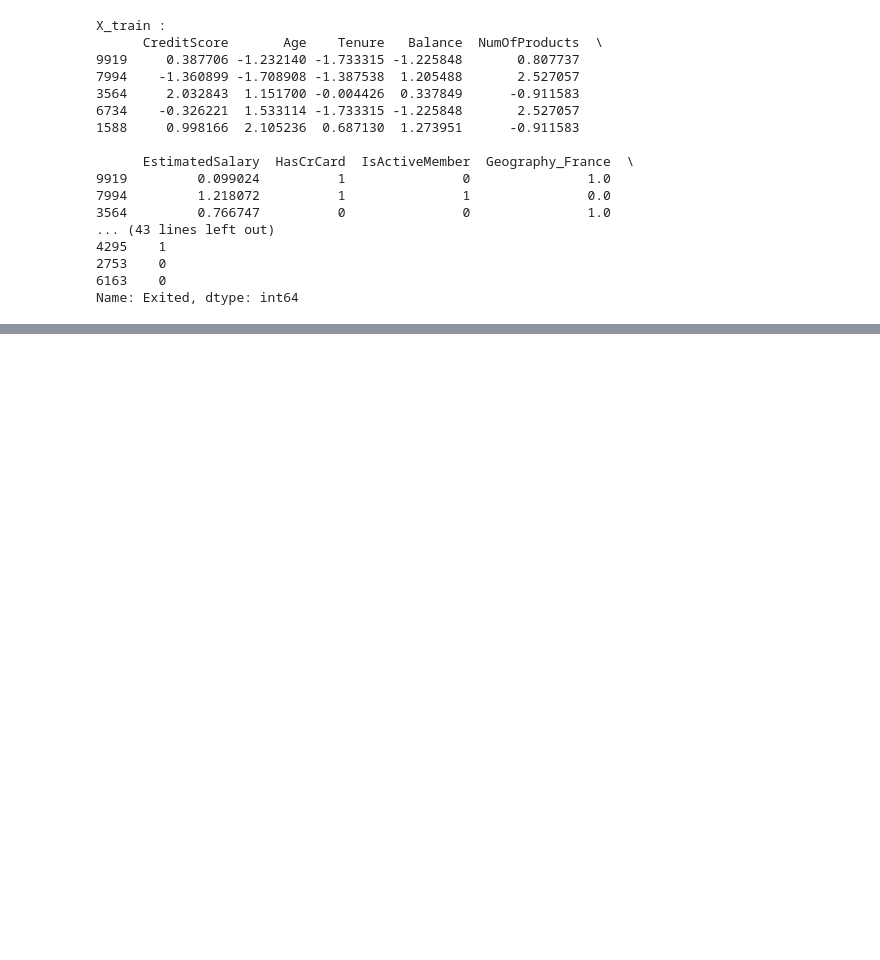
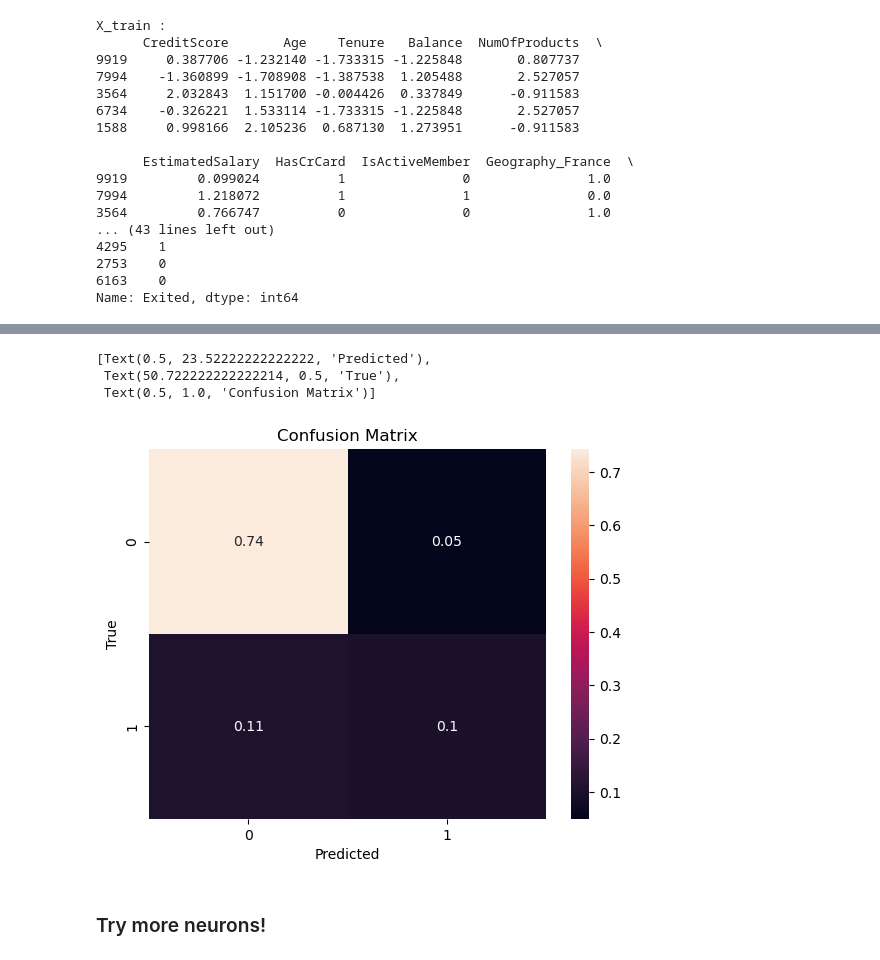
Before and after one commit to mpreed/MLExplorers, a Jupyter notebook: Deep Learning - Churn Dataset.ipynb, the cells around one changed output, grey strips where cells are left out. Drawn from its saved outputs; the diff is of its cells as text; code cells hidden in the pictures; blank space fills up the shorter version.

```diff
--- a/Deep Learning - Churn Dataset.ipynb
+++ b/Deep Learning - Churn Dataset.ipynb
@@ -343,0 +338,18 @@ sns.heatmap(conf_matrix/np.sum(conf_matrix),annot = True)
+# %%
+# build a four layer neural network
+model2 = Sequential()
+model2.add(Dense(6, input_shape=(13,))) #input layer - we have 13 features
+model2.add(Activation('sigmoid'))
+model2.add(Dense(6)) #hidden layer
+model2.add(Activation('sigmoid'))
+model2.add(Dense(6)) #hidden layer
+model2.add(Activation('sigmoid'))
+model2.add(Dense(1)) #output layer
+model2.add(Activation('sigmoid'))
+# %%
+# config the model with losses and metrics
+model2.compile(loss='binary_crossentropy', metrics = ['accuracy'], optimizer = 'adam')
+# %%
+# train the model
+model2.fit(X_train, y_train, batch_size = 10, epochs = 100, verbose = 2, validation_split  = 0.2)
+model2.summary() # summary function provides a snapshot of the structure and the size
@@ -343,0 +374,12 @@ sns.heatmap(conf_matrix/np.sum(conf_matrix),annot = True)
+# %%
+# import pylab as plt
+# use the model to do prediction and plot it with a confusion matrix
+
+y_pred = model2.predict(X_test)
+y_pred = (y_pred>0.5)
+
+# confusion matrix link: https://medium.com/@dtuk81/confusion-matrix-visualization-fc31e3f30fea
+conf_matrix = sk.metrics.confusion_matrix(y_test.values, y_pred)
+s= sns.heatmap(conf_matrix/np.sum(conf_matrix),annot = True)
+s.set(xlabel='Predicted', ylabel='True', title='Confusion Matrix')
+# %% [output]
@@ -343,0 +387,6 @@ sns.heatmap(conf_matrix/np.sum(conf_matrix),annot = True)
+[Text(0.5, 23.52222222222222, 'Predicted'),
+ Text(50.722222222222214, 0.5, 'True'),
+ Text(0.5, 1.0, 'Confusion Matrix')]
+[figure, added]
+# %% [markdown]
+### Try more neurons!
```
Also changed, not shown: parts of 32 cells of this notebook.
